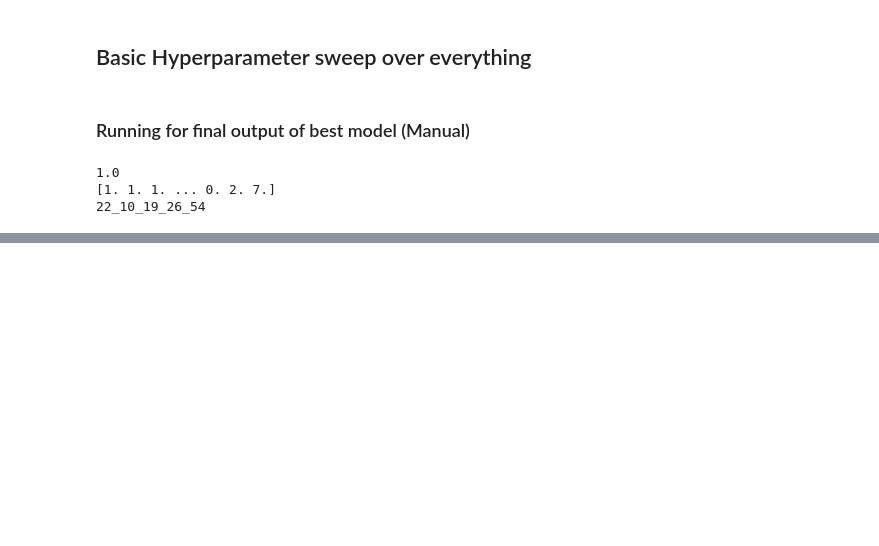
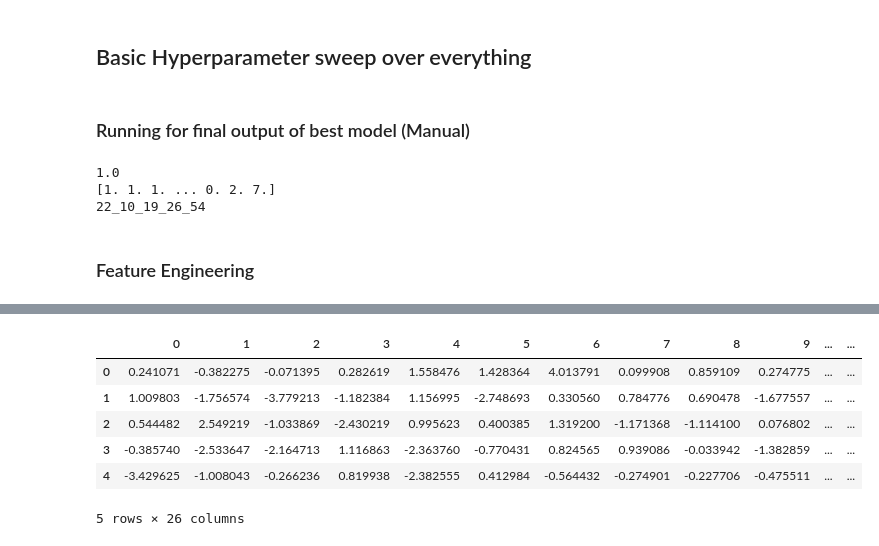
Before and after one commit to V-G-spec/ELL409-IITD-Intro-to-Machine-Learning, a Jupyter notebook: Assignment 2/SVM_Report.ipynb, the cells around one changed output, grey strips where cells are left out. Saved outputs shown, nothing was run; the diff lists cells and outputs as text; code cells hidden in the pictures; blank space fills up the shorter version.

```diff
--- a/Assignment 2/SVM_Report.ipynb
+++ b/Assignment 2/SVM_Report.ipynb
@@ -890,3 +958,15 @@ save2csv("test_"+p+".csv", pred_y)
 1.0
 [1. 1. 1. ... 0. 2. 7.]
 22_10_19_26_54
+# %% [markdown]
+### Feature Engineering
+# %%
+# !pip install seaborn
+import seaborn as sns
+from sklearn.feature_selection import RFE
+
+file_name = 'train_set.csv'
+df = pd.read_csv(file_name, header=None)
+df = pd.DataFrame(df, columns=[i for i in range(26)])
+df.head()
+# %% [output]
@@ -892,0 +990,7 @@ save2csv("test_"+p+".csv", pred_y)
+|  | 0 | 1 | 2 | 3 | 4 | 5 | 6 | 7 | 8 | 9 | ... | ... |
+| 0 | 0.241071 | -0.382275 | -0.071395 | 0.282619 | 1.558476 | 1.428364 | 4.013791 | 0.099908 | 0.859109 | 0.274775 | ... | ... |
+| 1 | 1.009803 | -1.756574 | -3.779213 | -1.182384 | 1.156995 | -2.748693 | 0.330560 | 0.784776 | 0.690478 | -1.677557 | ... | ... |
+| 2 | 0.544482 | 2.549219 | -1.033869 | -2.430219 | 0.995623 | 0.400385 | 1.319200 | -1.171368 | -1.114100 | 0.076802 | ... | ... |
+| 3 | -0.385740 | -2.533647 | -2.164713 | 1.116863 | -2.363760 | -0.770431 | 0.824565 | 0.939086 | -0.033942 | -1.382859 | ... | ... |
+| 4 | -3.429625 | -1.008043 | -0.266236 | 0.819938 | -2.382555 | 0.412984 | -0.564432 | -0.274901 | -0.227706 | -0.475511 | ... | ... |
+5 rows × 26 columns
```
Also changed, not shown: parts of 10 cells of this notebook, 13 other files.
